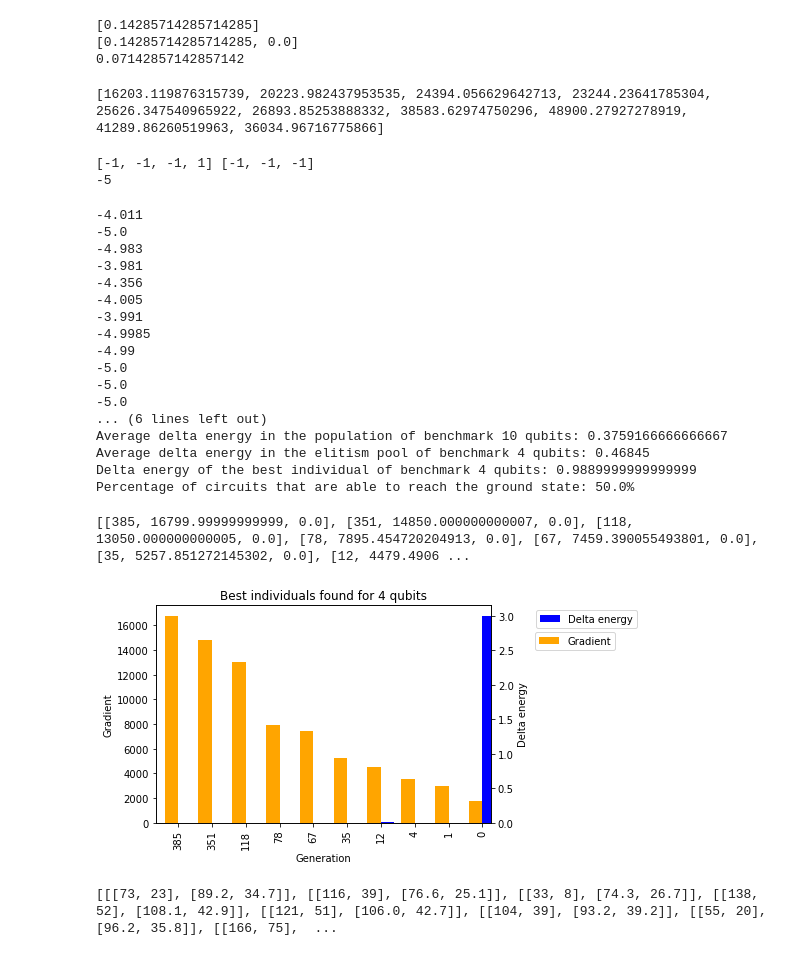
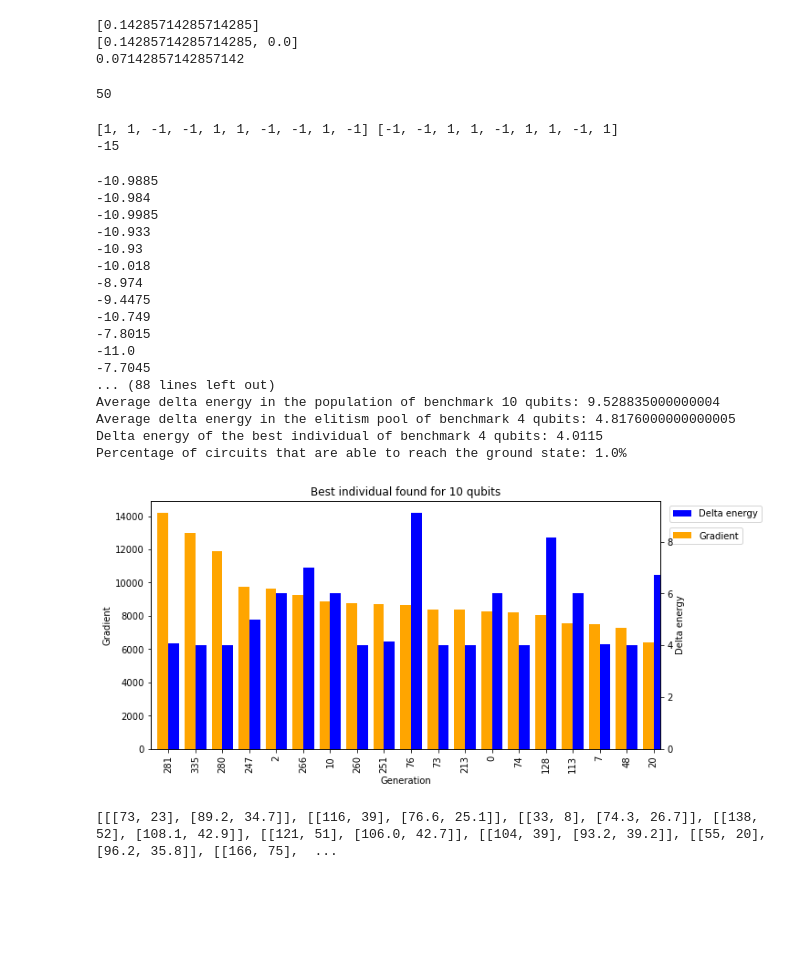
Before and after one commit to RichardMiddelkoop/GCQS, a Jupyter notebook: test.ipynb, the cells around one changed output. Saved outputs shown, nothing was run; the diff lists cells and outputs as text; code cells hidden in the pictures; blank space fills up the shorter version.

Commit message:
Final energy results completed

```diff
--- a/test.ipynb
+++ b/test.ipynb
@@ -53,7 +53,7 @@ print(sum(match_percentage)/len(match_percentage))
 # %%
 from Experiments import saveLoad
 from CLQGA import Individual
-output = saveLoad("load","experiment_12_may_init_energy_mutation_0", None)
+output = saveLoad("load","experiment_12_may_init_energy_mutation_3", None)
 # print(len(output))
 experiment_population = output[0]
 experiment_duration = output[1]
@@ -68,9 +68,9 @@ experiment_best_family = output[6]
 experiment_evolution = output[7]
 # # # # ising instance
 ising_instance = output[8]
-print(experiment_average_fitness_50_increment)
+print(len(experiment_population[0].chromosome)//9)
 # %% [output]
-[16203.119876315739, 20223.982437953535, 24394.056629642713, 23244.23641785304, 25626.347540965922, 26893.85253888332, 38583.62974750296, 48900.27927278919, 41289.86260519963, 36034.96716775866]
+50
 # %%
 from HelperCLQGA import compute_expected_energy, ising_1d_instance
 import math
@@ -102,8 +102,8 @@ print(observable_h, observable_j)
 exact_classical_solution = bruteforceLowestValue(observable_h,observable_j)
 print(exact_classical_solution)
 # %% [output]
-[-1, -1, -1, 1] [-1, -1, -1]
--5
+[1, 1, -1, -1, 1, 1, -1, -1, 1, -1] [-1, -1, 1, 1, -1, 1, 1, -1, 1]
+-15
 # %%
 import numpy as np
 import math
@@ -117,12 +117,12 @@ delta_energy_saved = []
 upper_bound = 0.001
 lower_bound = 0
 
-for individal in experiment_best_individual:
+for individal in experiment_population:
     ## if the object you are trying to evaluate has chromosomes use the next line
-    # ind_ansatz,num_parameters = genome_to_circuit(individal.chromosome, 4, 20)
+    ind_ansatz,num_parameters = genome_to_circuit(individal.chromosome, 10, len(individal.chromosome)//9)
     ## if the object has a unconfigured circuit use the next lines!
-    ind_ansatz = individal[4]
-    num_parameters = individal[4].num_parameters
+    # ind_ansatz = individal[4]
+    # num_parameters = individal[4].num_parameters
     parameters0 = [np.random.random()* (upper_bound-lower_bound)+lower_bound for _ in range(num_parameters)]
     def expectation_function(parameters):
         return energy_from_circuit(ind_ansatz.bind_parameters(parameters), ind_ansatz.num_qubits, observable_h, observable_j, 4000, backend_sim)
@@ -139,23 +139,23 @@ def matching(array):
 # print("Percentage of circuits that are able to reach the ground state: {}%".format((matching(delta_energy_saved)/len(delta_energy_saved))*100))
 print("Average delta energy in the population of benchmark 10 qubits: {} \nAverage delta energy in the elitism pool of benchmark 4 qubits: {}\nDelta energy of the best individual of benchmark 4 qubits: {}\nPercentage of circuits that are able to reach the ground state: {}%".format(sum(delta_energy_saved)/len(delta_energy_saved),sum(delta_energy_saved[:10])/len(delta_energy_saved[:10]),delta_energy_saved[0],(matching(delta_energy_saved)/len(delta_energy_saved))*100))
 # %% [output]
--4.011
--5.0
--4.983
--3.981
--4.356
--4.005
--3.991
--4.9985
--4.99
--5.0
--5.0
--5.0
-... (6 lines left out)
-Average delta energy in the population of benchmark 10 qubits: 0.3759166666666667
-Average delta energy in the elitism pool of benchmark 4 qubits: 0.46845
-Delta energy of the best individual of benchmark 4 qubits: 0.9889999999999999
-Percentage of circuits that are able to reach the ground state: 50.0%
+-10.9885
+-10.984
+-10.9985
+-10.933
+-10.93
+-10.018
+-8.974
+-9.4475
+-10.749
+-7.8015
+-11.0
+-7.7045
+... (88 lines left out)
+Average delta energy in the population of benchmark 10 qubits: 9.528835000000004
+Average delta energy in the elitism pool of benchmark 4 qubits: 4.8176000000000005
+Delta energy of the best individual of benchmark 4 qubits: 4.0115
+Percentage of circuits that are able to reach the ground state: 1.0%
 # %%
 upper_bound = 0.001
 lower_bound = 0
@@ -193,38 +198,34 @@ for individual in experiment_best_individual:
 # %%
-
-experiment_best_individual_graph_data.sort(key=lambda row: (row[1]), reverse=True)
-print(experiment_best_individual_graph_data)
+experiment_best_individual_graph_data.sort(key = lambda x: x[1], reverse=True)
-# %% [output]
-[[385, 16799.99999999999, 0.0], [351, 14850.000000000007, 0.0], [118, 13050.000000000005, 0.0], [78, 7895.454720204913, 0.0], [67, 7459.390055493801, 0.0], [35, 5257.851272145302, 0.0], [12, 4479.4906 ...
 # %%
 import pandas as pd
 import matplotlib.pyplot as plt
 import numpy as np
 test = experiment_best_individual_graph_data
 
 df = pd.DataFrame(test, columns=["Generations", "Gradient", "Delta energy"])
 # ax = df.plot(x="A", y=["B","C"], kind="bar", rot=0)
 # _ = ax.legend(bbox_to_anchor=(1, 1.02), loc='upper left')
 
-fig = plt.figure()
+fig = plt.figure(figsize=(10,5))
 ax = fig.add_subplot(111) # Create matplotlib axes
 ax2 = ax.twinx()
 width = 0.4
 df.iloc[:,2].plot(kind='bar', color='blue', ax=ax2, width=width, position=0)
 df.iloc[:,1].plot(kind='bar', color='orange', ax=ax, width=width, position=1)
 
 ax2.set_ylabel('Delta energy')
 ax.set_ylabel('Gradient')
-ax2.legend(loc='upper right', bbox_to_anchor=(1.45, 1))
-ax.legend(loc='upper right', bbox_to_anchor=(1.385, 0.9))
-
-ax.set_title("Best individuals found for 4 qubits")
+ax2.legend(loc='upper right', bbox_to_anchor=(1.2075, 1))
+ax.legend(loc='upper right', bbox_to_anchor=(1.17, 0.91))
+ax.set_title("Best individual found for 10 qubits")
 ax.set_xticklabels(df.iloc[:,0], rotation=90)
+# fig.subplots_adjust(bottom=0.3)
 ax.set_xlabel("Generation")
-fig.savefig("energy4qubitbestindivgradient.png",dpi=300, bbox_inches="tight", facecolor='white')
+fig.savefig("energy10qubitbestindividualgradient.png",dpi=300, bbox_inches="tight", facecolor='white')
 plt.show()
 # %% [output]
-[figure, old version]
+[figure, new version]
 # %%
 # [final_population,total runtime, data_average_fitness each 50 generations, data_average_crowd_score each 50 generations, data_best_individual, data_best_family]
 from HelperCLQGA import genome_to_circuit
```
Also changed, not shown: parts of 1 cell of this notebook, 5 other files.
